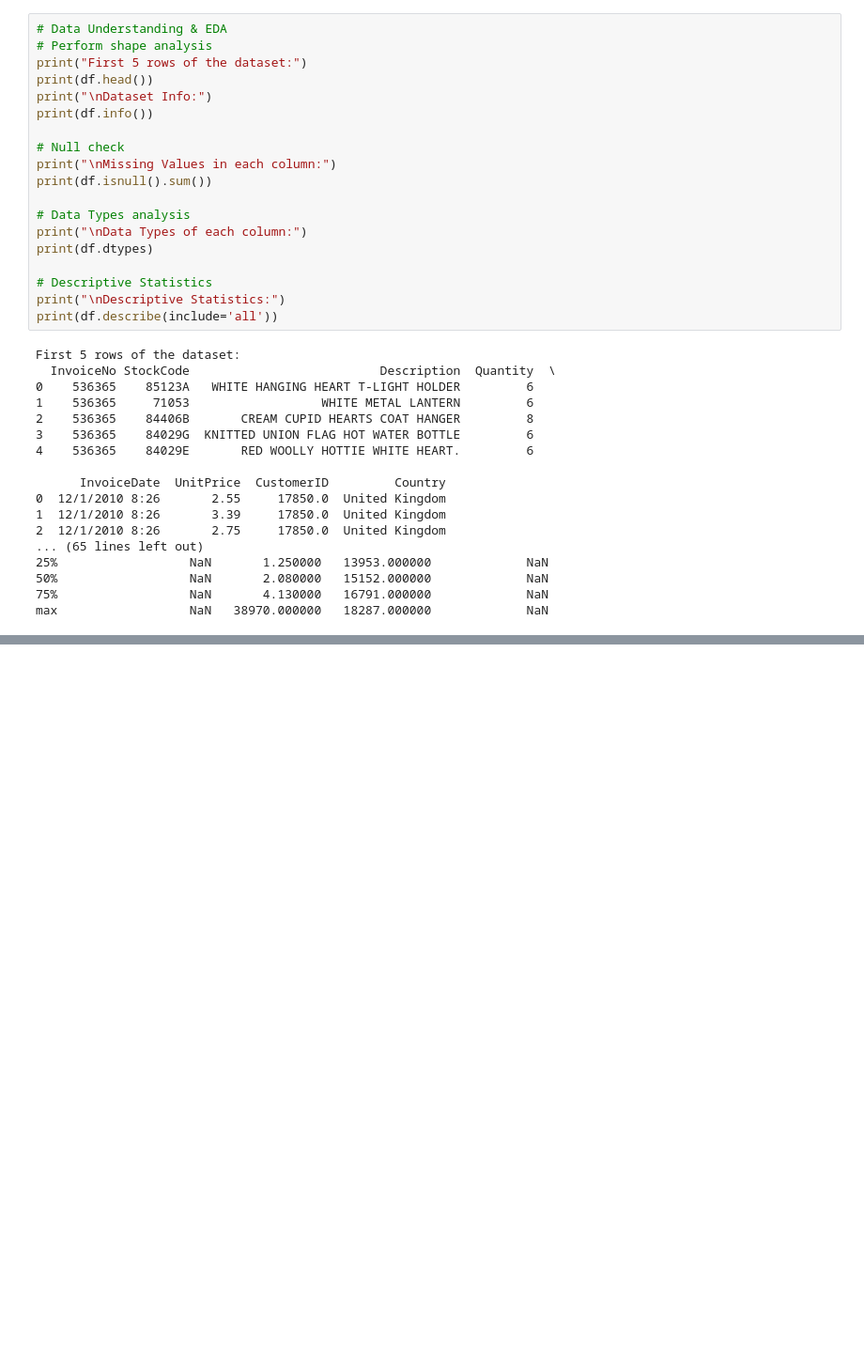
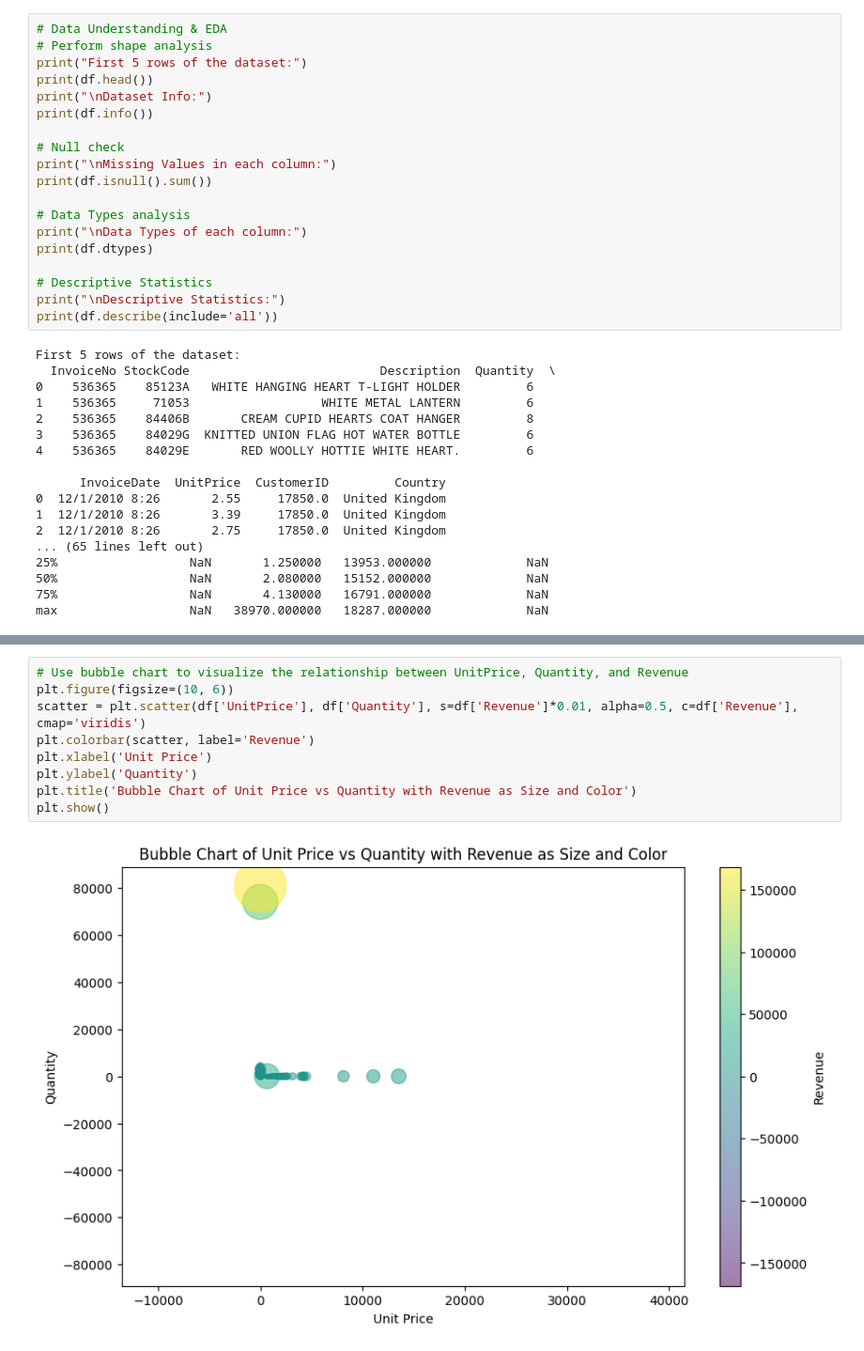
Before and after one commit to willlltrue/SCTP-Capstone-Project-Ecommerce-Data-Analysis, a Jupyter notebook: Project_File.ipynb, the cells around one changed output, grey strips where cells are left out. Shown at 94% size. Saved outputs shown, nothing was run; the diff lists cells and outputs as text; blank space fills up the shorter version.

```diff
--- a/Project_File.ipynb
+++ b/Project_File.ipynb
@@ -94,0 +164,11 @@ plt.show()
+# %%
+# Use bubble chart to visualize the relationship between UnitPrice, Quantity, and Revenue
+plt.figure(figsize=(10, 6))
+scatter = plt.scatter(df['UnitPrice'], df['Quantity'], s=df['Revenue']*0.01, alpha=0.5, c=df['Revenue'], cmap='viridis')
+plt.colorbar(scatter, label='Revenue')
+plt.xlabel('Unit Price')
+plt.ylabel('Quantity')
+plt.title('Bubble Chart of Unit Price vs Quantity with Revenue as Size and Color')
+plt.show()
+# %% [output]
+[figure, added]
```
Also changed, not shown: parts of 16 cells of this notebook, 1 other file.
